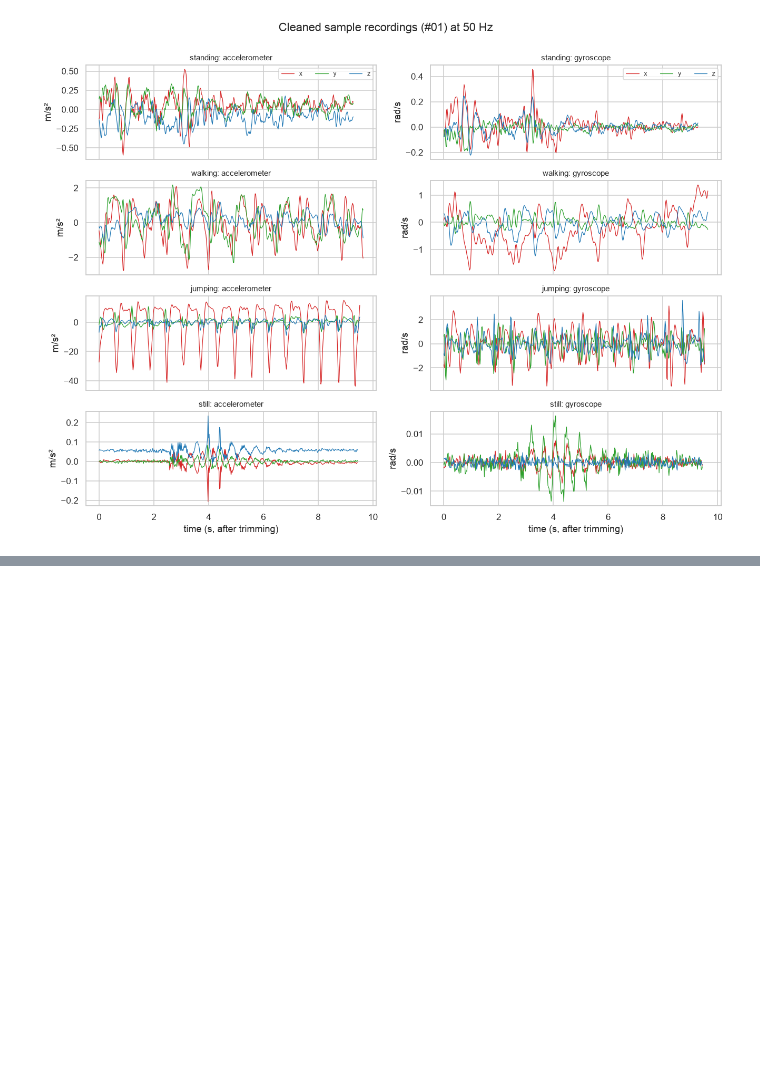
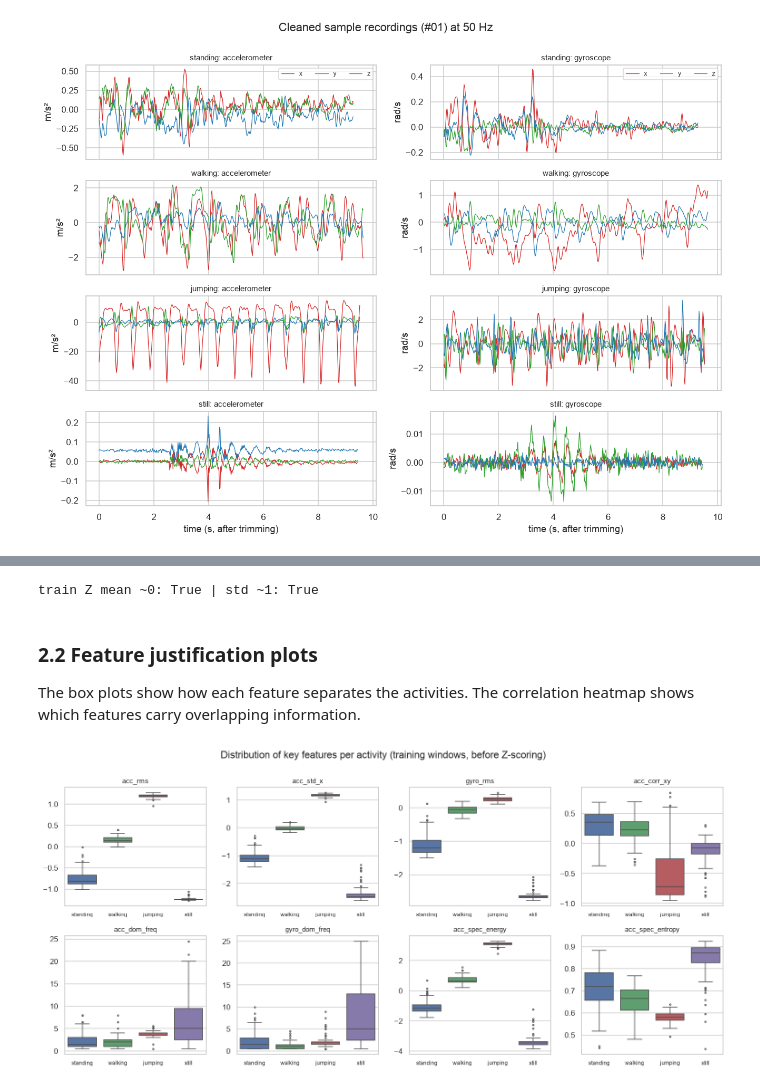
Before and after one commit to Eddydev-ALU/hmm-human-activity-recognition-formative-2, a Jupyter notebook: notebooks/hmm_activity_recognition.ipynb, the cells around one changed output, grey strips where cells are left out. Cells and saved outputs as stored; diff of their text form; code cells hidden in the pictures; blank space fills up the shorter version.

Commit message:
Notebook: windowing, time/frequency features and Z-score normalisation

```diff
--- a/notebooks/hmm_activity_recognition.ipynb
+++ b/notebooks/hmm_activity_recognition.ipynb
@@ -264,0 +277,8 @@ fig = plot_raw_examples(train_recs); savefig(fig, "fig_raw_samples"); plt.show()
+# %%
+def window_signal(df: pd.DataFrame, win: int = WIN, step: int = STEP) -> list[pd.DataFrame]:
+    """Split ONE recording into overlapping fixed-length windows (never crosses recordings)."""
+    return [df.iloc[s:s + win] for s in range(0, len(df) - win + 1, step)]
+
+n_per_rec = {r: len(window_signal(df)) for r, df in train_recs.items()}
+print(f"windows per training recording: min={min(n_per_rec.values())}, max={max(n_per_rec.values())}, "
+      f"total={sum(n_per_rec.values())}")
@@ -264,0 +362,18 @@ fig = plot_raw_examples(train_recs); savefig(fig, "fig_raw_samples"); plt.show()
+# %%
+def features_for_recording(df: pd.DataFrame, rec_id: str) -> pd.DataFrame:
+    """Feature table for one recording: one row per window, with label (majority vote) and window centre time."""
+    rows = []
+    for k, w in enumerate(window_signal(df)):
+        row = extract_features(w)
+        row.update(recording=rec_id, win_idx=k, t_center=float(w["t"].mean()),
+                   label=w["label"].mode().iloc[0])
+        rows.append(row)
+    return pd.DataFrame(rows)
+
+train_feat = pd.concat([features_for_recording(df, r) for r, df in train_recs.items()], ignore_index=True)
+assert not train_feat[FEATURES].isna().any().any(), "NaN in training features"
+train_feat.to_csv(PROC / "features_train.csv", index=False)
+
+win_counts = train_feat.label.value_counts().reindex(ACTIVITIES)
+print("Training windows per activity:"); print(win_counts.to_string())
+RESULTS["train_windows"] = win_counts.to_dict()
@@ -264,0 +399,42 @@ fig = plot_raw_examples(train_recs); savefig(fig, "fig_raw_samples"); plt.show()
+# %%
+class ZScaler:
+    """Minimal Z-score scaler fitted on training data only."""
+
+    def fit(self, X: pd.DataFrame) -> "ZScaler":
+        self.mean_ = X.mean(); self.std_ = X.std(ddof=0).replace(0, 1.0)
+        return self
+
+    def transform(self, X: pd.DataFrame) -> pd.DataFrame:
+        return (X - self.mean_) / self.std_
+
+    def to_json(self, path: Path) -> None:
+        path.write_text(json.dumps({"mean": self.mean_.to_dict(), "std": self.std_.to_dict()}, indent=2))
+
+
+def normalize(train: pd.DataFrame, others: list[pd.DataFrame] = ()) -> tuple[ZScaler, pd.DataFrame, list]:
+    """Fit a Z-scaler on `train[FEATURES]` and apply it to train and every other table."""
+    sc = ZScaler().fit(train[FEATURES])
+    return sc, sc.transform(train[FEATURES]), [sc.transform(o[FEATURES]) for o in others]
+
+scaler, Ztrain, _ = normalize(train_feat)
+scaler.to_json(PROC / "scaler.json")
+print("train Z mean ~0:", np.allclose(Ztrain.mean(), 0, atol=1e-9), "| std ~1:", np.allclose(Ztrain.std(ddof=0), 1))
+# %% [output]
+train Z mean ~0: True | std ~1: True
+# %% [markdown]
+### 2.2 Feature justification plots
+
+The box plots show how each feature separates the activities. The correlation heatmap shows which features carry overlapping information.
+# %%
+SHOW = ["acc_rms", "acc_std_x", "gyro_rms", "acc_corr_xy", "acc_dom_freq", "gyro_dom_freq",
+        "acc_spec_energy", "acc_spec_entropy"]
+fig, axes = plt.subplots(2, 4, figsize=(14, 6.5))
+for ax, feat in zip(axes.ravel(), SHOW):
+    sns.boxplot(data=train_feat, x="label", y=feat, order=ACTIVITIES, hue="label", palette=PALETTE,
+                legend=False, ax=ax, fliersize=2)
+    ax.set_title(feat, fontsize=10); ax.set_xlabel(""); ax.set_ylabel("")
+    ax.tick_params(axis="x", labelsize=8)
+fig.suptitle("Distribution of key features per activity (training windows, before Z-scoring)", y=1.0)
+fig.tight_layout(); savefig(fig, "fig_feature_boxplots"); plt.show()
+# %% [output]
+[figure, added]
```
Also changed, not shown: parts of 7 cells of this notebook, 4 other files.
